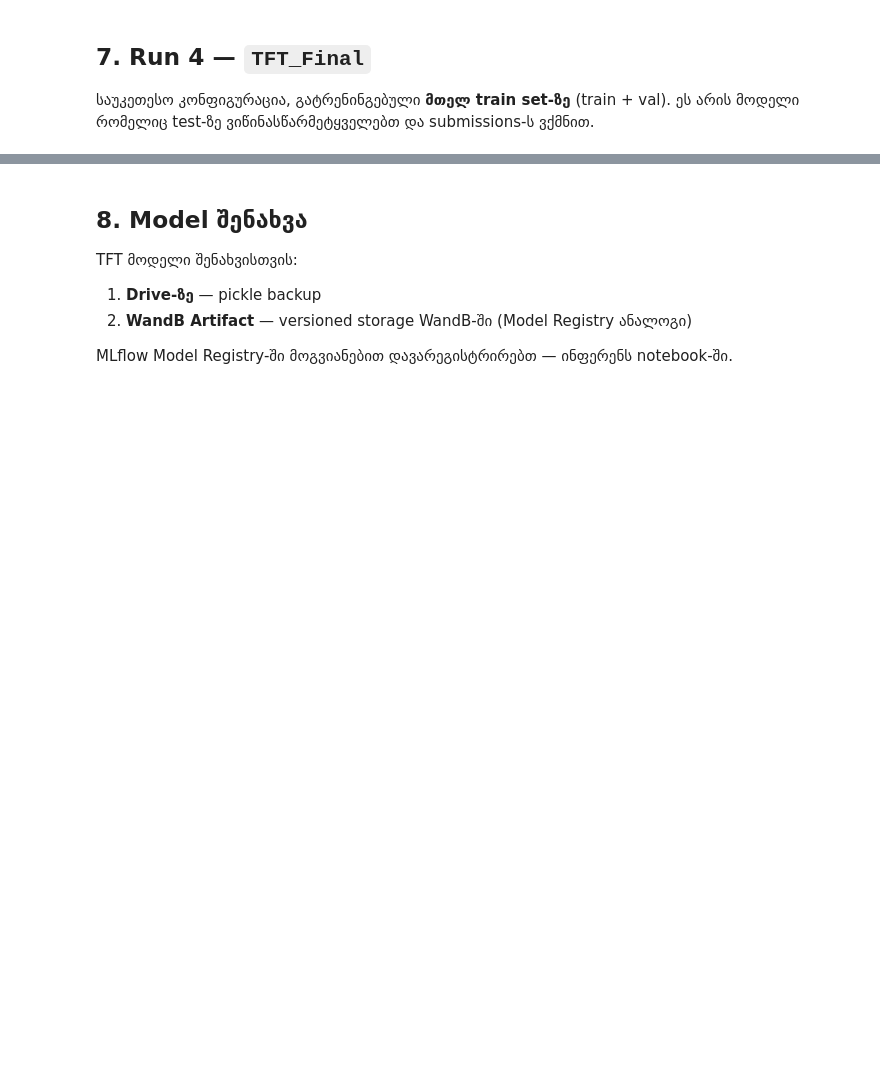
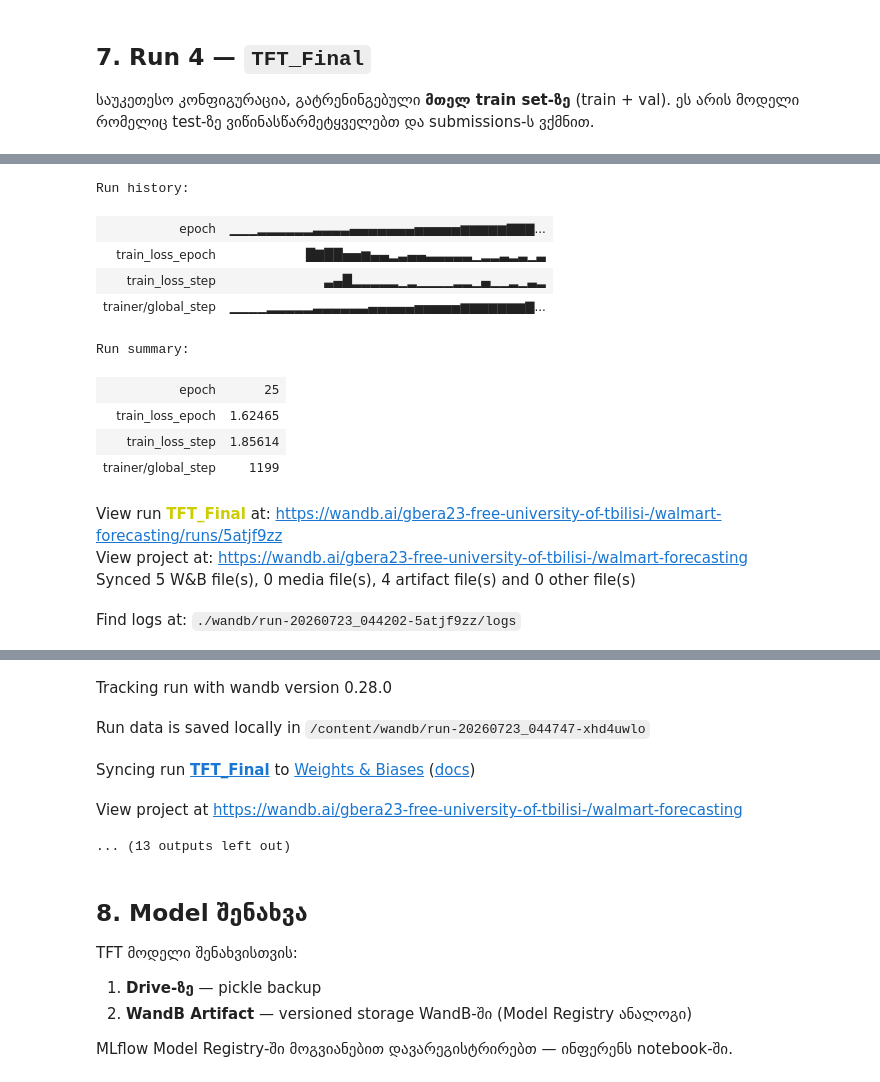
Before and after one commit to zberi23/walmart-sales-forecasting, a Jupyter notebook: model_experiment_TFT.ipynb, the cells around one changed output, grey strips where cells are left out. Drawn from its saved outputs; the diff is of its cells as text; code cells hidden in the pictures; blank space fills up the shorter version.

```diff
--- a/model_experiment_TFT.ipynb
+++ b/model_experiment_TFT.ipynb
@@ -493,11 +654,16 @@ print(f"Training on full data: {train_full_filtered.shape}, series: {train_full_
 nf_final = NeuralForecast(models=[model_final], freq='W-FRI')
 nf_final.fit(df=train_full_filtered, static_df=static_df_final if FINAL_USE_EXOG else None)
 
-# Test set-ისთვის future-known covariates საჭიროა predict()-ში, რადგან ეს თარიღები
-# train_full_filtered-ში არ გვხვდება
-test_futr_df = test_nf[test_nf['unique_id'].isin(final_valid_ids)].reset_index(drop=True)
+if FINAL_USE_EXOG:
+    # Use the robust skeleton approach for the test set
+    test_futr_df = nf_final.make_future_dataframe()
+    # Use test_nf which contains the calendar features for the test dates
+    test_futr_df = test_futr_df.merge(test_nf[['unique_id', 'ds'] + FUTR_EXOG], on=['unique_id', 'ds'], how='left')
+    # In case some test data is missing, we fill from the global calendar features
+    calendar_lookup = pd.concat([train_raw, test_raw])[['Date'] + FUTR_EXOG].drop_duplicates('Date').rename(columns={'Date': 'ds'})
+    for col in FUTR_EXOG:
+        test_futr_df[col] = test_futr_df[col].fillna(test_futr_df['ds'].map(calendar_lookup.set_index('ds')[col]))
 
-if FINAL_USE_EXOG:
     forecasts_final = nf_final.predict(futr_df=test_futr_df)
 else:
     forecasts_final = nf_final.predict()
@@ -508,3 +674,4 @@ print(forecasts_final.head())
 wandb.summary['best_val_wmae_from_experiments'] = run_results[best_run]
 wandb.summary['config_used'] = best_run
 wandb.finish()
+# %% [output]
@@ -510,0 +679,14 @@ wandb.finish()
+Run history:
+| epoch | ▁▁▁▂▂▂▂▂▂▃▃▃▃▄▄▄▄▄▄▄▅▅▅▅▅▆▆▆▆▆▇▇▇... |
+| train_loss_epoch | █▇██▅▅▆▄▄▂▃▄▄▃▃▃▃▃▁▂▂▃▂▃▁▃ |
+| train_loss_step | ▃▄█▂▂▂▂▂▁▂▁▁▁▁▂▂▁▄▁▁▂▁▃▂ |
+| trainer/global_step | ▁▁▁▁▂▂▂▂▂▃▃▃▃▃▃▄▄▄▄▄▅▅▅▅▅▆▆▆▆▆▆▆▇... |
+Run summary:
+| epoch | 25 |
+| train_loss_epoch | 1.62465 |
+| train_loss_step | 1.85614 |
+| trainer/global_step | 1199 |
+View run TFT_Final at: https://wandb.ai/gbera23-free-university-of-tbilisi-/walmart-forecasting/runs/5atjf9zz
+View project at: https://wandb.ai/gbera23-free-university-of-tbilisi-/walmart-forecasting
+Synced 5 W&B file(s), 0 media file(s), 4 artifact file(s) and 0 other file(s)
+Find logs at: ./wandb/run-20260723_044202-5atjf9zz/logs
@@ -511,3 +694,8 @@ wandb.finish()
+Tracking run with wandb version 0.28.0
+Run data is saved locally in /content/wandb/run-20260723_044747-xhd4uwlo
+Syncing run TFT_Final to Weights & Biases (docs)
+View project at https://wandb.ai/gbera23-free-university-of-tbilisi-/walmart-forecasting
+... (13 outputs left out)
 # %% [markdown]
 ## 8. Model შენახვა
 
```
Also changed, not shown: parts of 16 cells of this notebook.
